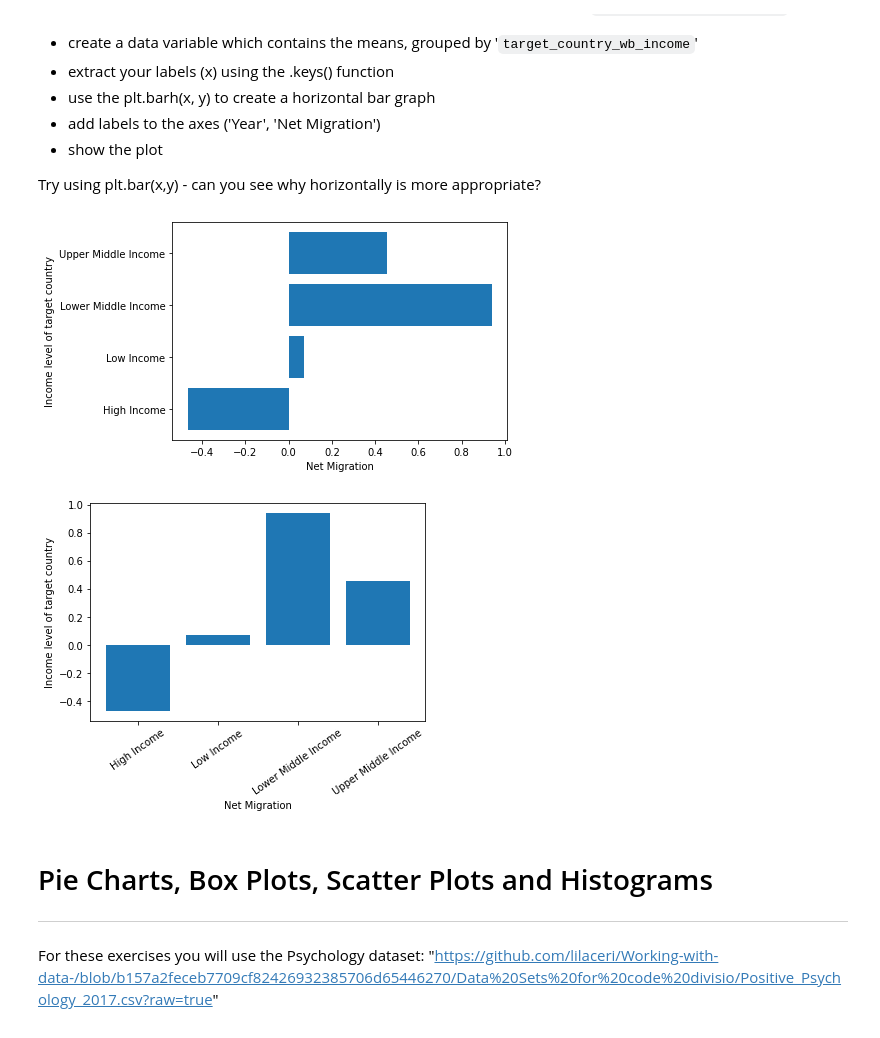
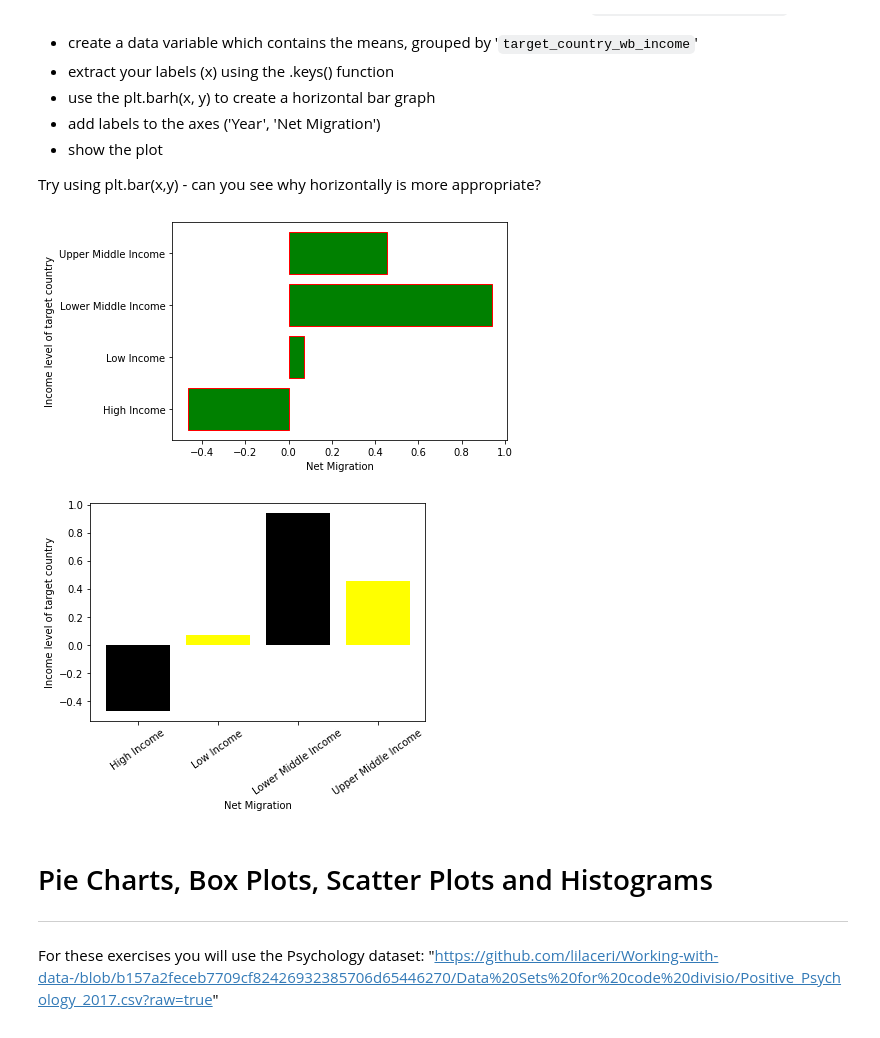
Before and after one commit to blazaropinto/PDA_Data_Analysis_Python, a Jupyter notebook: Correlation_and_visualisation.ipynb, the cells around one changed output. Drawn from its saved outputs; the diff is of its cells as text; code cells hidden in the pictures.

```diff
--- a/Correlation_and_visualisation.ipynb
+++ b/Correlation_and_visualisation.ipynb
@@ -344,20 +344,20 @@ Try using plt.bar(x,y) - can you see why horizontally is more appropriate?
 # %%
 means_inc2019 = df.groupby('target_country_wb_income')['net_per_10K_2019'].mean()
 labels_inc2019 = means_inc2019.keys()
-plt.barh(labels_inc2019, means_inc2019)
+plt.barh(labels_inc2019, means_inc2019, color='g', edgecolor='r')
 plt.xlabel('Net Migration')
 plt.ylabel('Income level of target country')
 plt.show()
 # %% [output]
-[figure, old version]
+[figure, new version]
 # %%
-plt.bar(labels_inc2019, means_inc2019)
+plt.bar(labels_inc2019, means_inc2019, color=['black', 'yellow'])
 plt.xlabel('Net Migration')
 plt.ylabel('Income level of target country')
 plt.xticks(rotation=35)
 plt.show()
 # %% [output]
-[figure, old version]
+[figure, new version]
 # %% [markdown]
 # Pie Charts, Box Plots, Scatter Plots and Histograms
 ---
```
Also changed, not shown: parts of 3 cells of this notebook.
